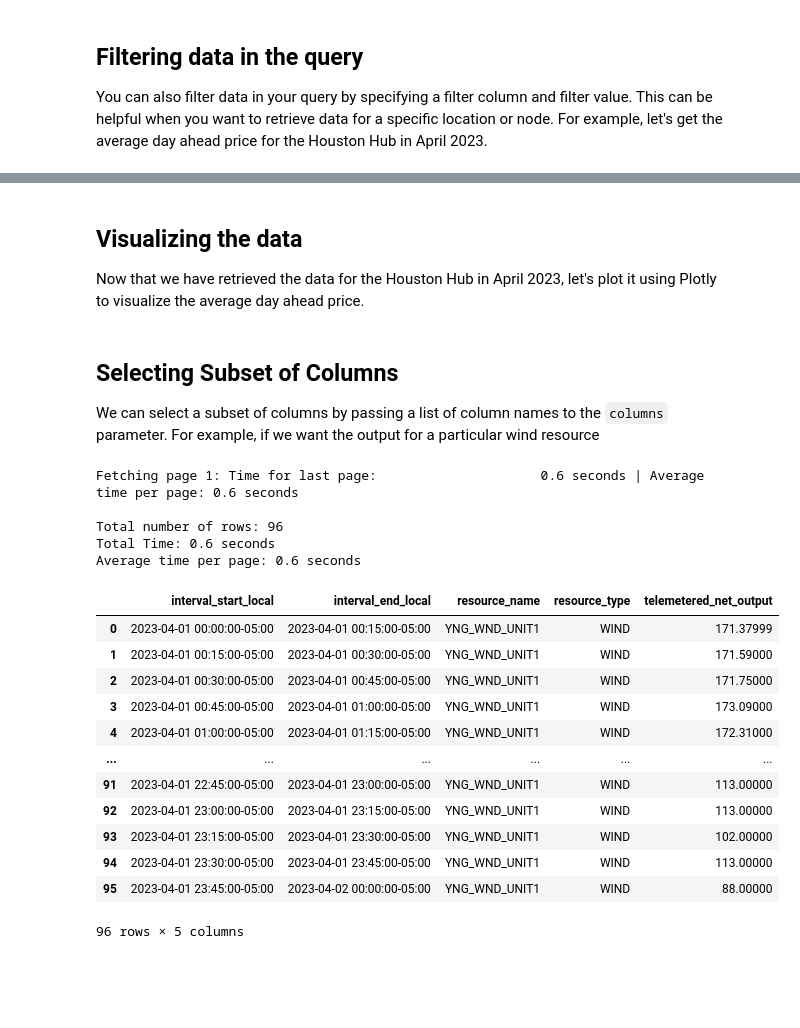
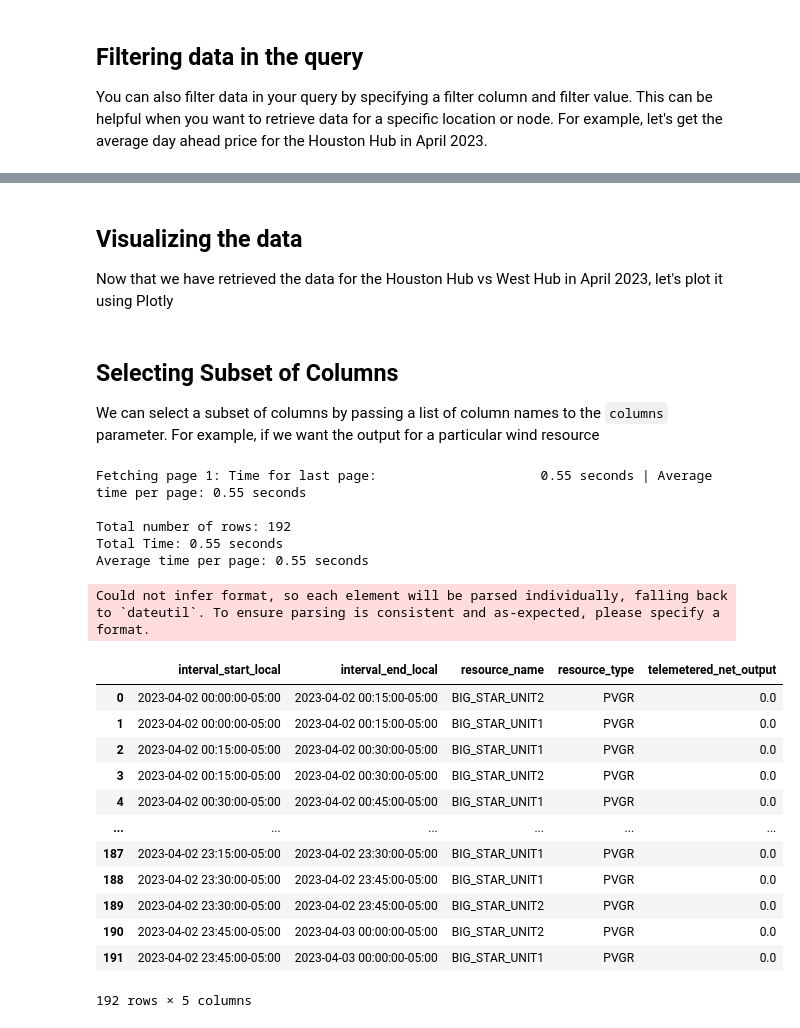
Before and after one commit to gridstatus/gridstatusio, a Jupyter notebook: Examples/Getting Started.ipynb, the cells around one changed output, grey strips where cells are left out. Drawn from its saved outputs; the diff is of its cells as text; code cells hidden in the pictures; blank space fills up the shorter version.

Commit message:
Add Support for Filter Operator

```diff
--- a/Examples/Getting Started.ipynb
+++ b/Examples/Getting Started.ipynb
@@ -137,7 +172,7 @@ Average time per page: 0.67 seconds
 # %% [markdown]
 ## Visualizing the data
 
-Now that we have retrieved the data for the Houston Hub in April 2023, let's plot it using Plotly to visualize the average day ahead price.
+Now that we have retrieved the data for the Houston Hub vs West Hub in April 2023, let's plot it using Plotly
 # %%
 import plotly.express as px
 
@@ -153,41 +189,43 @@ fig.show("svg", width=1200, height=800)
 
 We can select a subset of columns by passing a list of column names to the `columns` parameter. For example, if we want the output for a particular wind resource
 # %%
-sced_gen_resource = client.get_dataset(
+big_star = client.get_dataset(
     dataset="ercot_sced_gen_resource_60_day",
-    start="2023-04-01",
-    end="2023-04-02",
+    start="2023-04-02",
+    end="2023-04-03",
     columns=[
         "interval_start_utc",
         "interval_end_utc",
         "resource_name",
         "resource_type",
         "telemetered_net_output",
     ],
     filter_column="resource_name",
-    filter_value="YNG_WND_UNIT1",
+    filter_operator="in",
+    filter_value=["BIG_STAR_UNIT1", "BIG_STAR_UNIT2"],
     tz="US/Central",
 )
 
-sced_gen_resource
+big_star
 # %% [output]
-Fetching page 1: Time for last page:                     0.6 seconds | Average time per page: 0.6 seconds
+Fetching page 1: Time for last page:                     0.55 seconds | Average time per page: 0.55 seconds
 
-Total number of rows: 96
-Total Time: 0.6 seconds
-Average time per page: 0.6 seconds
+Total number of rows: 192
+Total Time: 0.55 seconds
+Average time per page: 0.55 seconds
+Could not infer format, so each element will be parsed individually, falling back to `dateutil`. To ensure parsing is consistent and as-expected, please specify a format.
 |  | interval_start_local | interval_end_local | resource_name | resource_type | telemetered_net_output |
-| 0 | 2023-04-01 00:00:00-05:00 | 2023-04-01 00:15:00-05:00 | YNG_WND_UNIT1 | WIND | 171.37999 |
-| 1 | 2023-04-01 00:15:00-05:00 | 2023-04-01 00:30:00-05:00 | YNG_WND_UNIT1 | WIND | 171.59000 |
-| 2 | 2023-04-01 00:30:00-05:00 | 2023-04-01 00:45:00-05:00 | YNG_WND_UNIT1 | WIND | 171.75000 |
-| 3 | 2023-04-01 00:45:00-05:00 | 2023-04-01 01:00:00-05:00 | YNG_WND_UNIT1 | WIND | 173.09000 |
-| 4 | 2023-04-01 01:00:00-05:00 | 2023-04-01 01:15:00-05:00 | YNG_WND_UNIT1 | WIND | 172.31000 |
+| 0 | 2023-04-02 00:00:00-05:00 | 2023-04-02 00:15:00-05:00 | BIG_STAR_UNIT2 | PVGR | 0.0 |
+| 1 | 2023-04-02 00:00:00-05:00 | 2023-04-02 00:15:00-05:00 | BIG_STAR_UNIT1 | PVGR | 0.0 |
+| 2 | 2023-04-02 00:15:00-05:00 | 2023-04-02 00:30:00-05:00 | BIG_STAR_UNIT1 | PVGR | 0.0 |
+| 3 | 2023-04-02 00:15:00-05:00 | 2023-04-02 00:30:00-05:00 | BIG_STAR_UNIT2 | PVGR | 0.0 |
+| 4 | 2023-04-02 00:30:00-05:00 | 2023-04-02 00:45:00-05:00 | BIG_STAR_UNIT1 | PVGR | 0.0 |
 | ... | ... | ... | ... | ... | ... |
-| 91 | 2023-04-01 22:45:00-05:00 | 2023-04-01 23:00:00-05:00 | YNG_WND_UNIT1 | WIND | 113.00000 |
-| 92 | 2023-04-01 23:00:00-05:00 | 2023-04-01 23:15:00-05:00 | YNG_WND_UNIT1 | WIND | 113.00000 |
-| 93 | 2023-04-01 23:15:00-05:00 | 2023-04-01 23:30:00-05:00 | YNG_WND_UNIT1 | WIND | 102.00000 |
-| 94 | 2023-04-01 23:30:00-05:00 | 2023-04-01 23:45:00-05:00 | YNG_WND_UNIT1 | WIND | 113.00000 |
-| 95 | 2023-04-01 23:45:00-05:00 | 2023-04-02 00:00:00-05:00 | YNG_WND_UNIT1 | WIND | 88.00000 |
+| 187 | 2023-04-02 23:15:00-05:00 | 2023-04-02 23:30:00-05:00 | BIG_STAR_UNIT1 | PVGR | 0.0 |
+| 188 | 2023-04-02 23:30:00-05:00 | 2023-04-02 23:45:00-05:00 | BIG_STAR_UNIT1 | PVGR | 0.0 |
+| 189 | 2023-04-02 23:30:00-05:00 | 2023-04-02 23:45:00-05:00 | BIG_STAR_UNIT2 | PVGR | 0.0 |
+| 190 | 2023-04-02 23:45:00-05:00 | 2023-04-03 00:00:00-05:00 | BIG_STAR_UNIT2 | PVGR | 0.0 |
+| 191 | 2023-04-02 23:45:00-05:00 | 2023-04-03 00:00:00-05:00 | BIG_STAR_UNIT1 | PVGR | 0.0 |
-96 rows × 5 columns
+192 rows × 5 columns
 # %%
 fig = px.bar(
```
Also changed, not shown: parts of 8 cells of this notebook, 3 other files.
